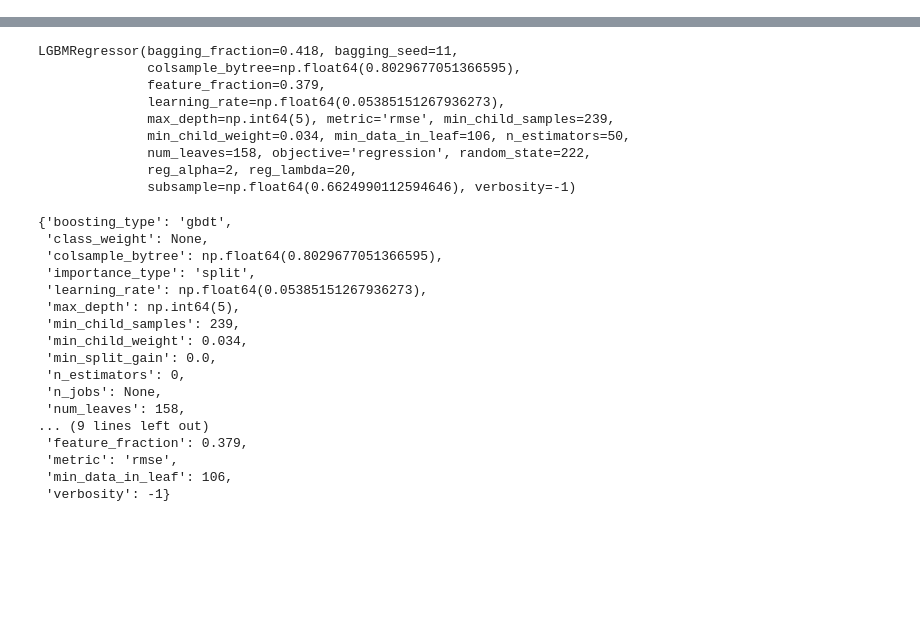
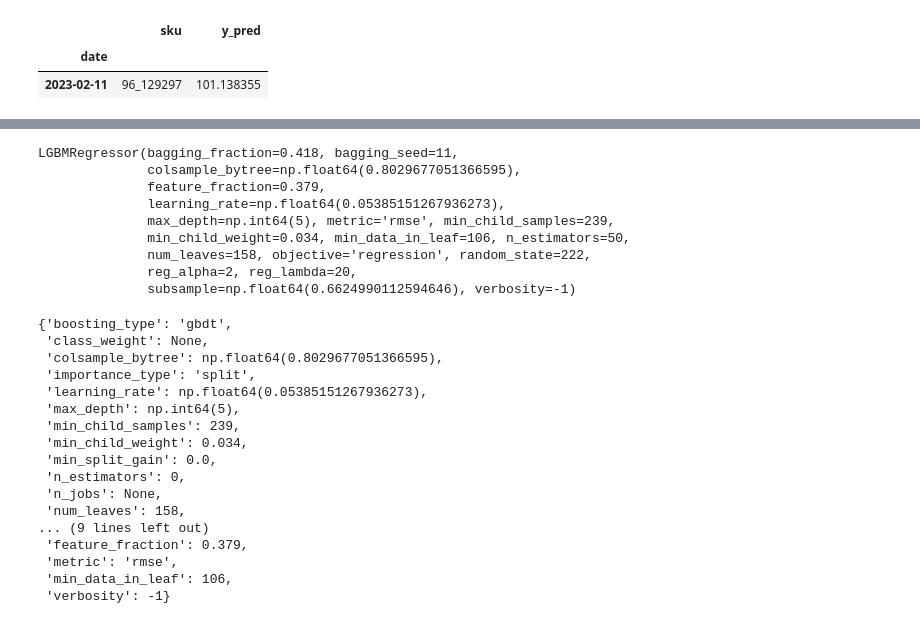
Before and after one commit to giarets/hp_use_case, a Jupyter notebook: simple_model.ipynb, the cells around one changed output, grey strips where cells are left out. Drawn from its saved outputs; the diff is of its cells as text; code cells hidden in the pictures; blank space fills up the shorter version.

```diff
--- a/simple_model.ipynb
+++ b/simple_model.ipynb
@@ -118,0 +127,6 @@ for sku in list_skus:
+# %%
+df_preds[df_preds['sku'] == '96_129297']
+# %% [output]
+|  | sku | y_pred |
+| date |  |  |
+| 2023-02-11 | 96_129297 | 101.138355 |
```
Also changed, not shown: parts of 26 cells of this notebook, 6 other files.
